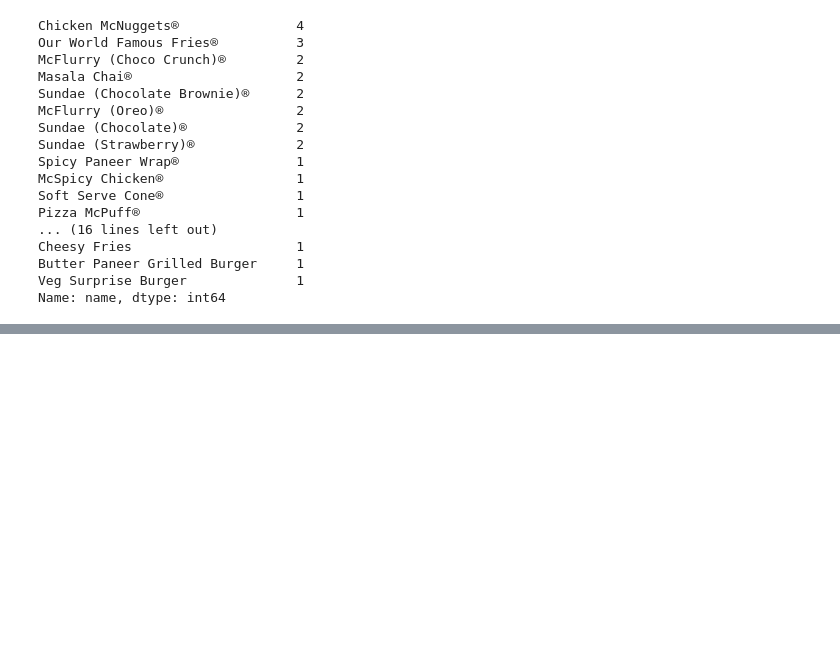
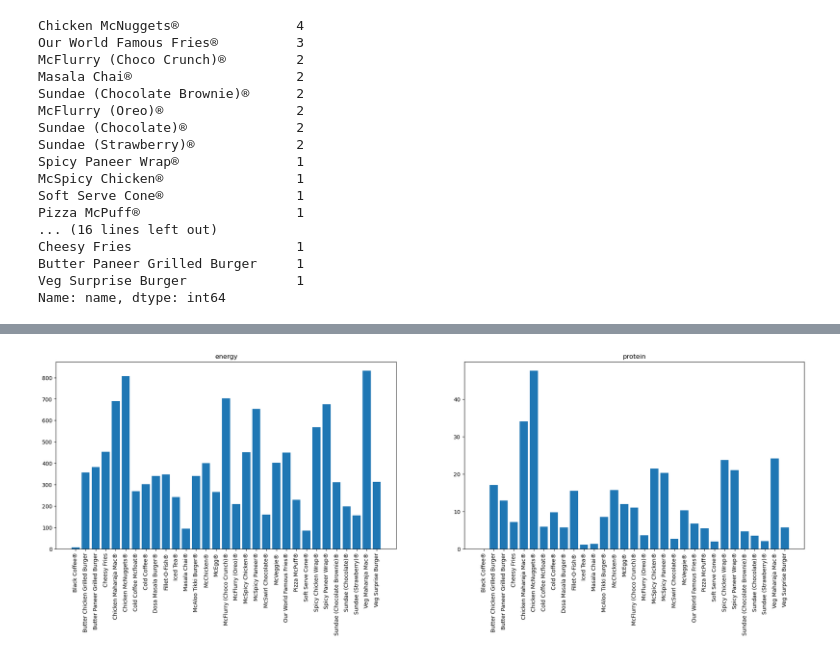
Before and after one commit to siddheshkadam21/Kaggle-Mcdonalds, a Jupyter notebook: mcdonalds.ipynb, the cells around one changed output, grey strips where cells are left out. Saved outputs shown, nothing was run; the diff lists cells and outputs as text; code cells hidden in the pictures; blank space fills up the shorter version.

```diff
--- a/mcdonalds.ipynb
+++ b/mcdonalds.ipynb
@@ -237,0 +248,15 @@ Name: name, dtype: int64
+# %%
+plt.subplot(1,2,1)
+plt.subplots_adjust(left=0,right=3,bottom=1,top=2,wspace=0.2,hspace=0.4)
+plt.title("energy")
+plt.xticks(rotation="90")
+plt.bar(df.name,df.energy)
+
+plt.subplot(1,2,2)
+plt.title("protein")
+plt.xticks(rotation="90")
+plt.bar(df.name,df.protein)
+
+plt.show()
+# %% [output]
+[figure, added]
```
Also changed, not shown: parts of 4 cells of this notebook.
